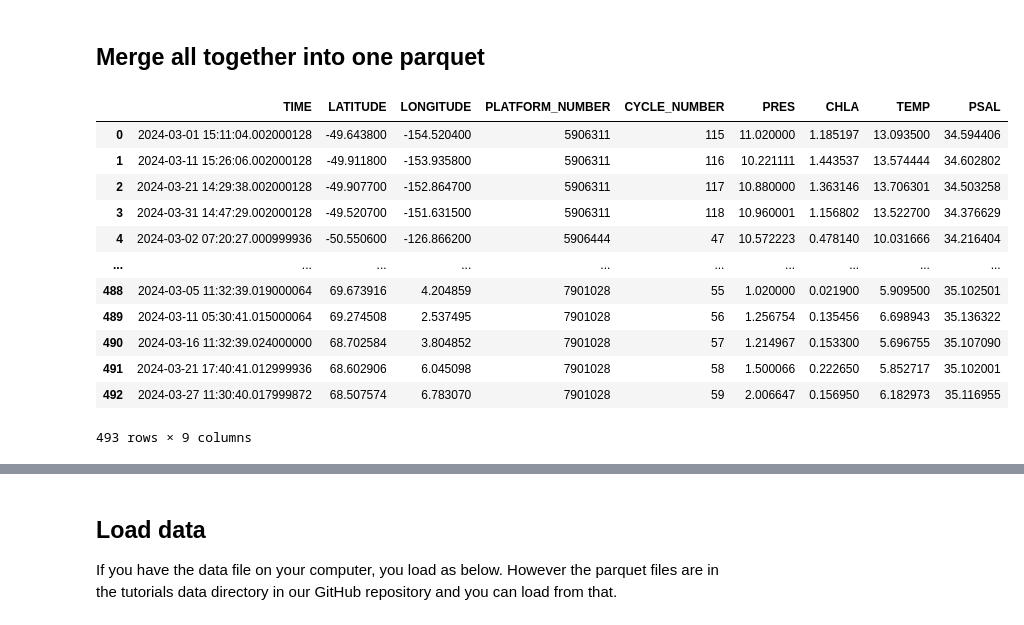
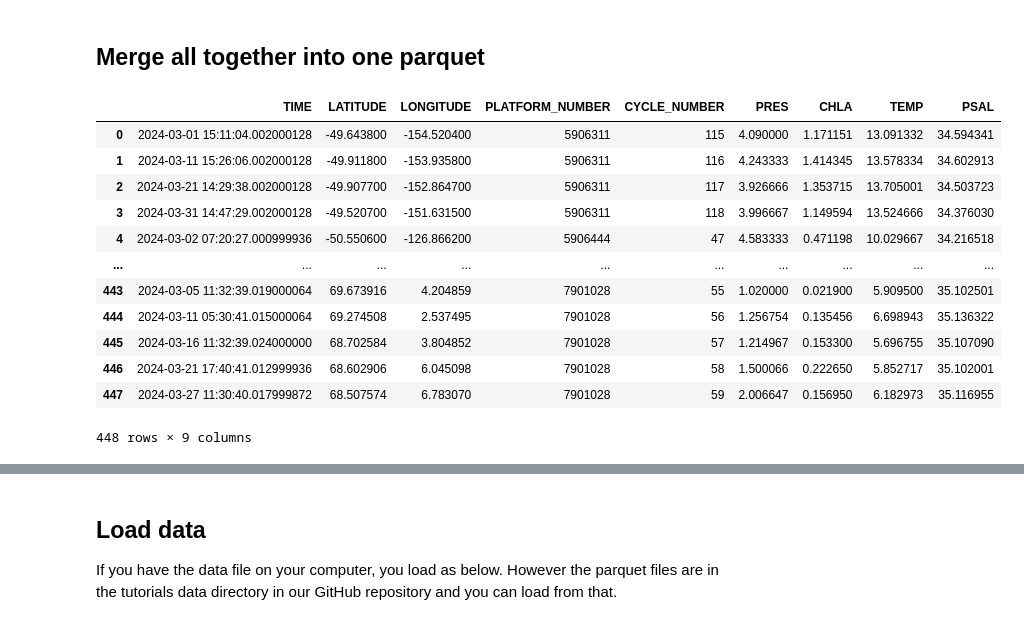
Before and after one commit to eeholmes/2025-tutorials, a Jupyter notebook: argopy.ipynb, the cells around one changed output, grey strips where cells are left out. Drawn from its saved outputs; the diff is of its cells as text; code cells hidden in the pictures.

```diff
--- a/argopy.ipynb
+++ b/argopy.ipynb
@@ -676,27 +676,27 @@ WARNING:argopy.xarray:No data left after QC filtering !
 # %%
 # example of one file
 from pathlib import Path
 import numpy as np
 import pandas as pd
 
-var_dir = Path("data/chla")
+var_dir = Path("data/chla_7")
 files = sorted(var_dir.glob("argo_bgc_global_*.parquet"))
 df = pd.read_parquet(files[0])
 df
 # %% [output]
 |  | TIME | LATITUDE | LONGITUDE | PLATFORM_NUMBER | CYCLE_NUMBER | PRES | CHLA | TEMP | PSAL |
-| 0 | 2024-03-01 15:11:04.002000128 | -49.643800 | -154.520400 | 5906311 | 115 | 11.020000 | 1.185197 | 13.093500 | 34.594406 |
-| 1 | 2024-03-11 15:26:06.002000128 | -49.911800 | -153.935800 | 5906311 | 116 | 10.221111 | 1.443537 | 13.574444 | 34.602802 |
-| 2 | 2024-03-21 14:29:38.002000128 | -49.907700 | -152.864700 | 5906311 | 117 | 10.880000 | 1.363146 | 13.706301 | 34.503258 |
-| 3 | 2024-03-31 14:47:29.002000128 | -49.520700 | -151.631500 | 5906311 | 118 | 10.960001 | 1.156802 | 13.522700 | 34.376629 |
-| 4 | 2024-03-02 07:20:27.000999936 | -50.550600 | -126.866200 | 5906444 | 47 | 10.572223 | 0.478140 | 10.031666 | 34.216404 |
+| 0 | 2024-03-01 15:11:04.002000128 | -49.643800 | -154.520400 | 5906311 | 115 | 4.090000 | 1.171151 | 13.091332 | 34.594341 |
+| 1 | 2024-03-11 15:26:06.002000128 | -49.911800 | -153.935800 | 5906311 | 116 | 4.243333 | 1.414345 | 13.578334 | 34.602913 |
+| 2 | 2024-03-21 14:29:38.002000128 | -49.907700 | -152.864700 | 5906311 | 117 | 3.926666 | 1.353715 | 13.705001 | 34.503723 |
+| 3 | 2024-03-31 14:47:29.002000128 | -49.520700 | -151.631500 | 5906311 | 118 | 3.996667 | 1.149594 | 13.524666 | 34.376030 |
+| 4 | 2024-03-02 07:20:27.000999936 | -50.550600 | -126.866200 | 5906444 | 47 | 4.583333 | 0.471198 | 10.029667 | 34.216518 |
 | ... | ... | ... | ... | ... | ... | ... | ... | ... | ... |
-| 488 | 2024-03-05 11:32:39.019000064 | 69.673916 | 4.204859 | 7901028 | 55 | 1.020000 | 0.021900 | 5.909500 | 35.102501 |
-| 489 | 2024-03-11 05:30:41.015000064 | 69.274508 | 2.537495 | 7901028 | 56 | 1.256754 | 0.135456 | 6.698943 | 35.136322 |
-| 490 | 2024-03-16 11:32:39.024000000 | 68.702584 | 3.804852 | 7901028 | 57 | 1.214967 | 0.153300 | 5.696755 | 35.107090 |
-| 491 | 2024-03-21 17:40:41.012999936 | 68.602906 | 6.045098 | 7901028 | 58 | 1.500066 | 0.222650 | 5.852717 | 35.102001 |
-| 492 | 2024-03-27 11:30:40.017999872 | 68.507574 | 6.783070 | 7901028 | 59 | 2.006647 | 0.156950 | 6.182973 | 35.116955 |
+| 443 | 2024-03-05 11:32:39.019000064 | 69.673916 | 4.204859 | 7901028 | 55 | 1.020000 | 0.021900 | 5.909500 | 35.102501 |
+| 444 | 2024-03-11 05:30:41.015000064 | 69.274508 | 2.537495 | 7901028 | 56 | 1.256754 | 0.135456 | 6.698943 | 35.136322 |
+| 445 | 2024-03-16 11:32:39.024000000 | 68.702584 | 3.804852 | 7901028 | 57 | 1.214967 | 0.153300 | 5.696755 | 35.107090 |
+| 446 | 2024-03-21 17:40:41.012999936 | 68.602906 | 6.045098 | 7901028 | 58 | 1.500066 | 0.222650 | 5.852717 | 35.102001 |
+| 447 | 2024-03-27 11:30:40.017999872 | 68.507574 | 6.783070 | 7901028 | 59 | 2.006647 | 0.156950 | 6.182973 | 35.116955 |
-493 rows × 9 columns
+448 rows × 9 columns
 # %%
 # function to process the monthly files
 from pathlib import Path
```
Also changed, not shown: parts of 1 cell of this notebook.
